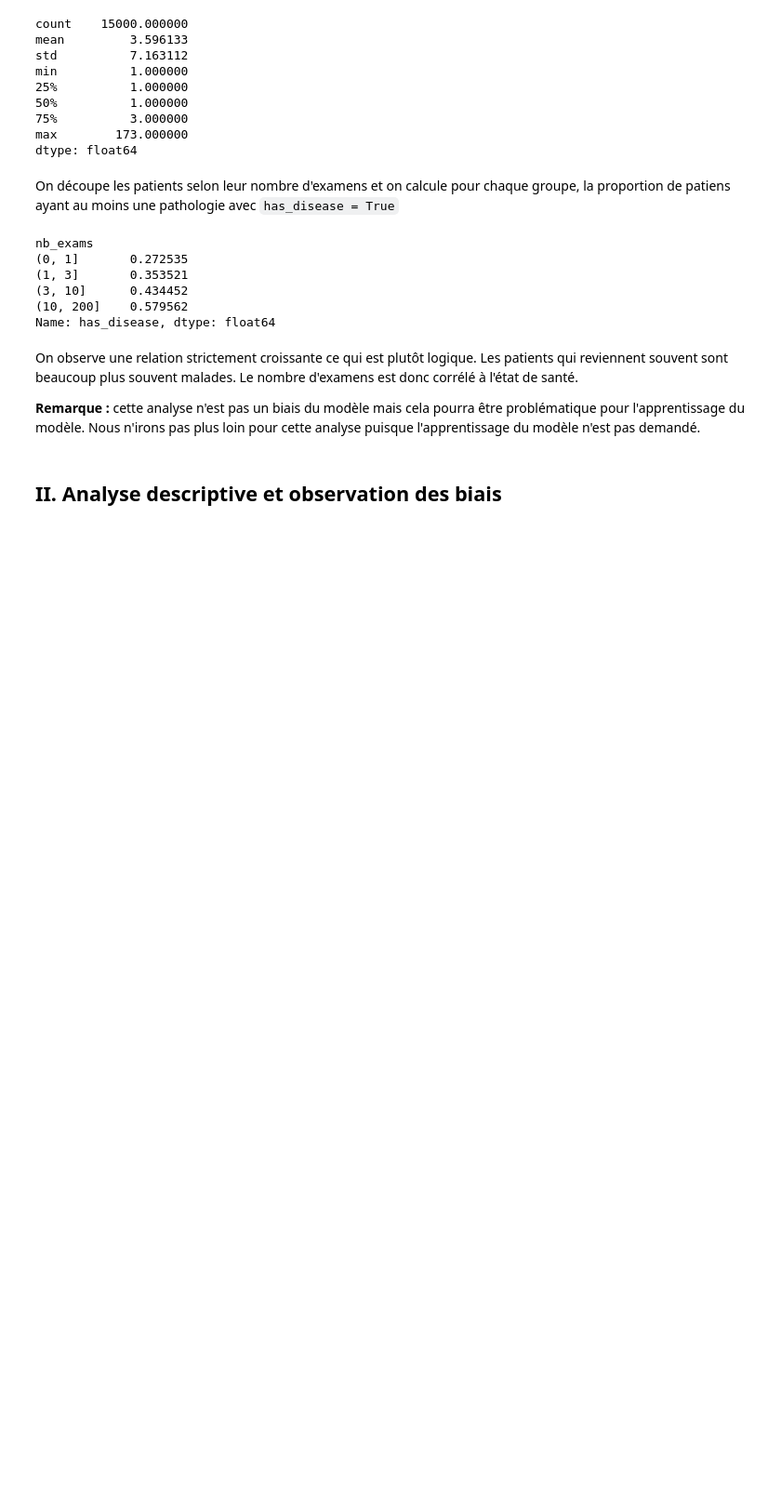
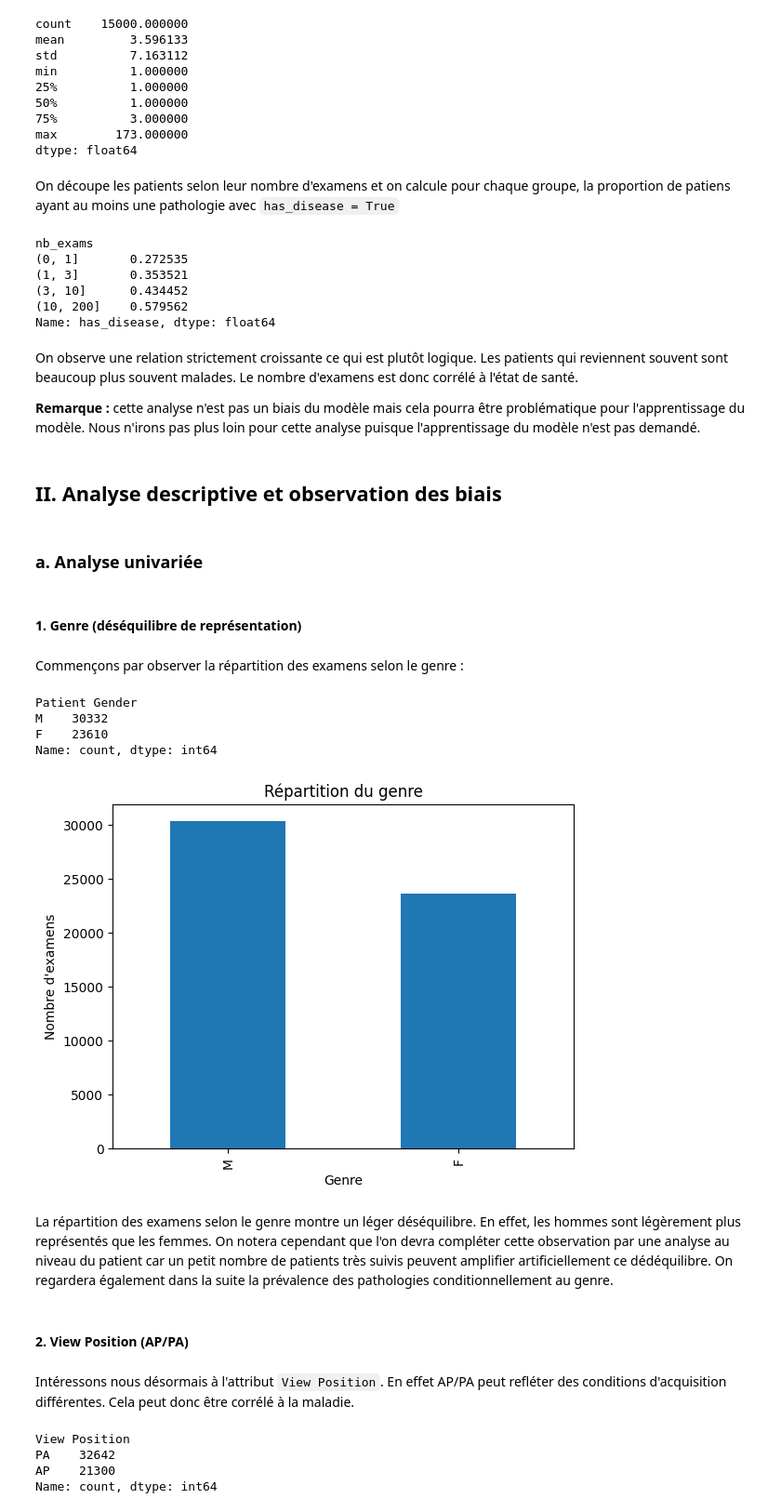
Before and after one commit to EagleForce14/Fairness, a Jupyter notebook: Mi-Projet/Mi-Projet-BRION.ipynb, the cells around one changed output. Shown at 93% size. Saved outputs shown, nothing was run; the diff lists cells and outputs as text; code cells hidden in the pictures; blank space fills up the shorter version.

```diff
--- a/Mi-Projet/Mi-Projet-BRION.ipynb
+++ b/Mi-Projet/Mi-Projet-BRION.ipynb
@@ -196,3 +197,41 @@ On observe une relation strictement croissante ce qui est plutôt logique. Les p
 **Remarque :** cette analyse n'est pas un biais du modèle mais cela pourra être problématique pour l'apprentissage du modèle. Nous n'irons pas plus loin pour cette analyse puisque l'apprentissage du modèle n'est pas demandé.
 # %% [markdown]
 ## II. Analyse descriptive et observation des biais
+# %% [markdown]
+### a. Analyse univariée
+# %% [markdown]
+#### 1. Genre (déséquilibre de représentation)
+# %% [markdown]
+Commençons par observer la répartition des examens selon le genre :
+# %%
+gender_counts = df["Patient Gender"].value_counts()
+gender_counts
+# %% [output]
+Patient Gender
+M    30332
+F    23610
+Name: count, dtype: int64
+# %%
+ax = gender_counts.plot(kind="bar")
+ax.set_title("Répartition du genre")
+ax.set_xlabel("Genre")
+ax.set_ylabel("Nombre d'examens")
+plt.show()
+# %% [output]
+[figure, added]
+# %% [markdown]
+La répartition des examens selon le genre montre un léger déséquilibre. En effet, les hommes sont légèrement plus représentés que les femmes.
+On notera cependant que l'on devra compléter cette observation par une analyse au niveau du patient car un petit nombre de patients très suivis peuvent amplifier artificiellement ce dédéquilibre.
+On regardera également dans la suite la prévalence des pathologies conditionnellement au genre.
+# %% [markdown]
+#### 2. View Position (AP/PA)
+# %% [markdown]
+Intéressons nous désormais à l'attribut `View Position`. En effet AP/PA peut refléter des conditions d'acquisition différentes. Cela peut donc être corrélé à la maladie.
+# %%
+view_counts = df["View Position"].value_counts()
+view_counts
+# %% [output]
+View Position
+PA    32642
+AP    21300
+Name: count, dtype: int64
```
Also changed, not shown: parts of 27 cells of this notebook.
